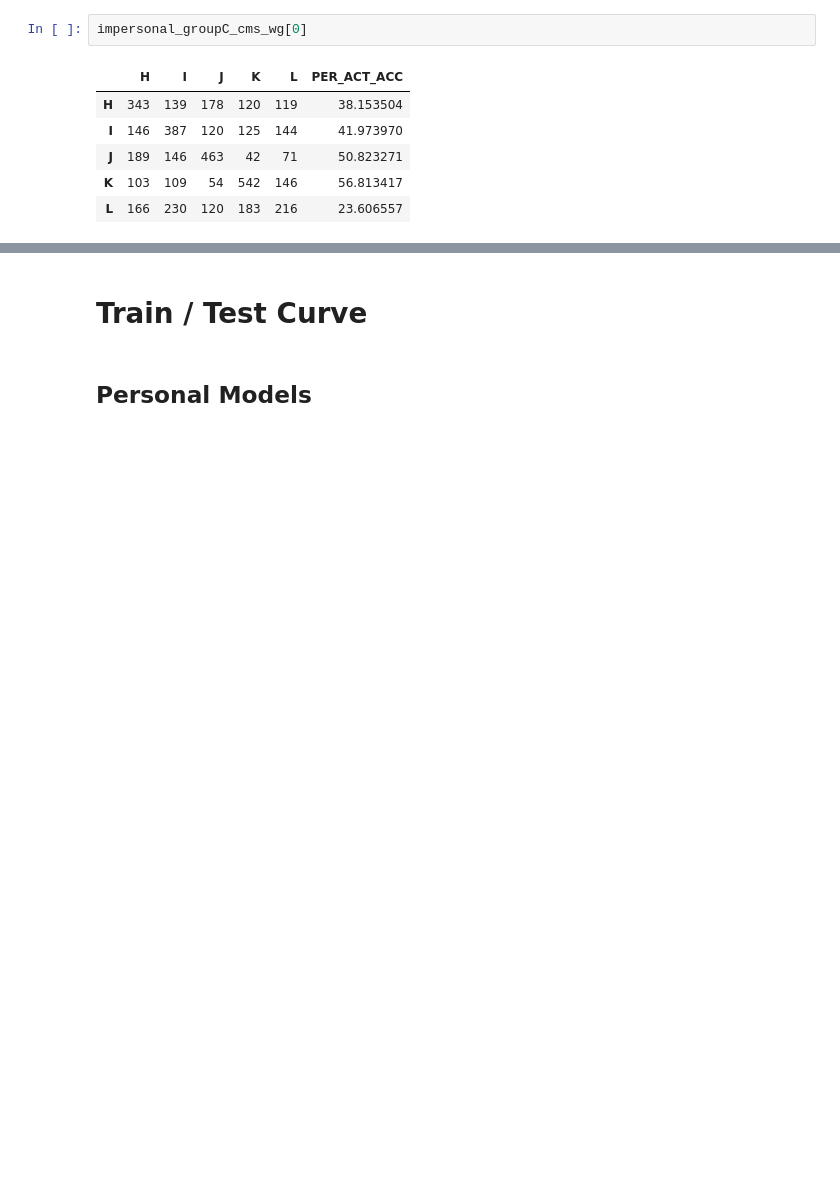
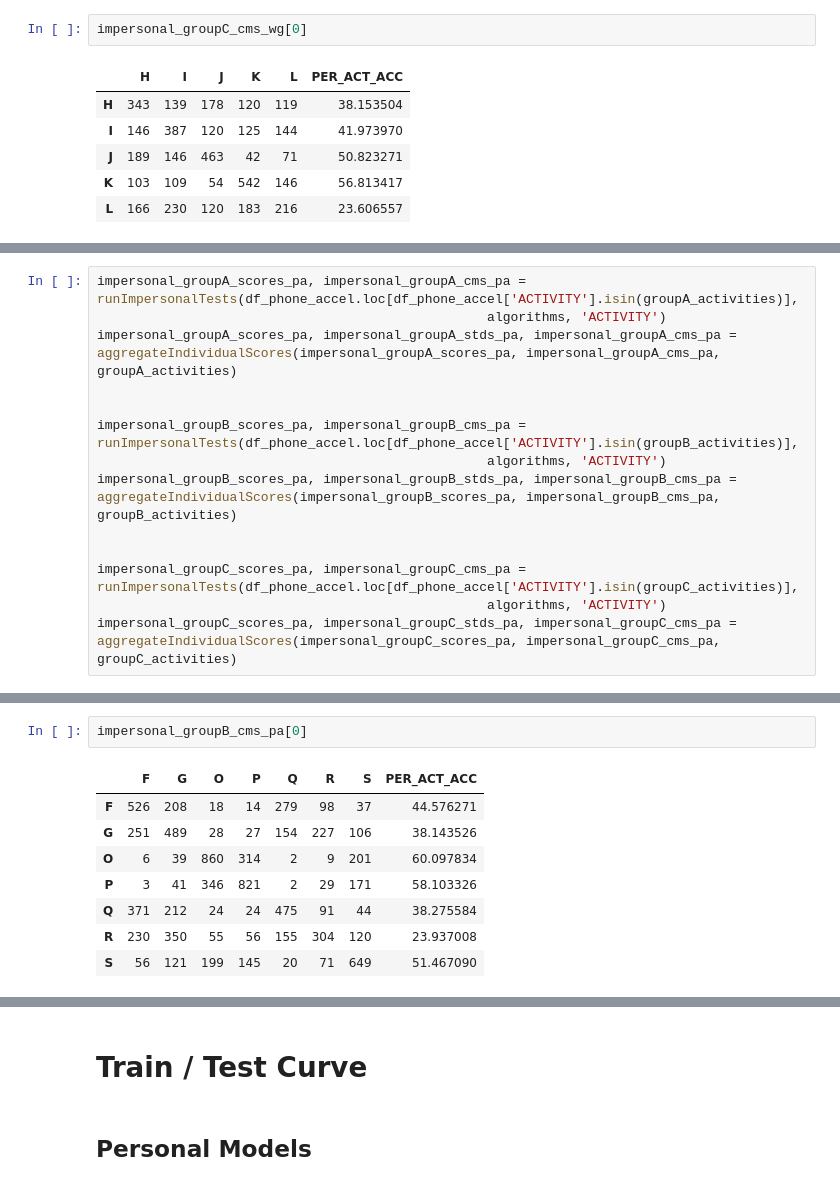
Before and after one commit to abby1ill/AR-sensor-fusion, a Jupyter notebook: Scripts.ipynb, the cells around one changed output, grey strips where cells are left out. Saved outputs shown, nothing was run; the diff lists cells and outputs as text; blank space fills up the shorter version.

```diff
--- a/Scripts.ipynb
+++ b/Scripts.ipynb
@@ -2066,0 +2069,14 @@ impersonal_groupC_cms_wg[0]
+# %%
+impersonal_groupA_scores_pa, impersonal_groupA_cms_pa = runImpersonalTests(df_phone_accel.loc[df_phone_accel['ACTIVITY'].isin(groupA_activities)],
+                                                  algorithms, 'ACTIVITY')
+impersonal_groupA_scores_pa, impersonal_groupA_stds_pa, impersonal_groupA_cms_pa = aggregateIndividualScores(impersonal_groupA_scores_pa, impersonal_groupA_cms_pa, groupA_activities)
+
+
+impersonal_groupB_scores_pa, impersonal_groupB_cms_pa = runImpersonalTests(df_phone_accel.loc[df_phone_accel['ACTIVITY'].isin(groupB_activities)],
+                                                  algorithms, 'ACTIVITY')
+impersonal_groupB_scores_pa, impersonal_groupB_stds_pa, impersonal_groupB_cms_pa = aggregateIndividualScores(impersonal_groupB_scores_pa, impersonal_groupB_cms_pa, groupB_activities)
+
+
+impersonal_groupC_scores_pa, impersonal_groupC_cms_pa = runImpersonalTests(df_phone_accel.loc[df_phone_accel['ACTIVITY'].isin(groupC_activities)],
+                                                  algorithms, 'ACTIVITY')
+impersonal_groupC_scores_pa, impersonal_groupC_stds_pa, impersonal_groupC_cms_pa = aggregateIndividualScores(impersonal_groupC_scores_pa, impersonal_groupC_cms_pa, groupC_activities)
@@ -2066,0 +2110,11 @@ impersonal_groupC_cms_wg[0]
+# %%
+impersonal_groupB_cms_pa[0]
+# %% [output]
+|  | F | G | O | P | Q | R | S | PER_ACT_ACC |
+| F | 526 | 208 | 18 | 14 | 279 | 98 | 37 | 44.576271 |
+| G | 251 | 489 | 28 | 27 | 154 | 227 | 106 | 38.143526 |
+| O | 6 | 39 | 860 | 314 | 2 | 9 | 201 | 60.097834 |
+| P | 3 | 41 | 346 | 821 | 2 | 29 | 171 | 58.103326 |
+| Q | 371 | 212 | 24 | 24 | 475 | 91 | 44 | 38.275584 |
+| R | 230 | 350 | 55 | 56 | 155 | 304 | 120 | 23.937008 |
+| S | 56 | 121 | 199 | 145 | 20 | 71 | 649 | 51.467090 |
```
Also changed, not shown: parts of 9 cells of this notebook.
